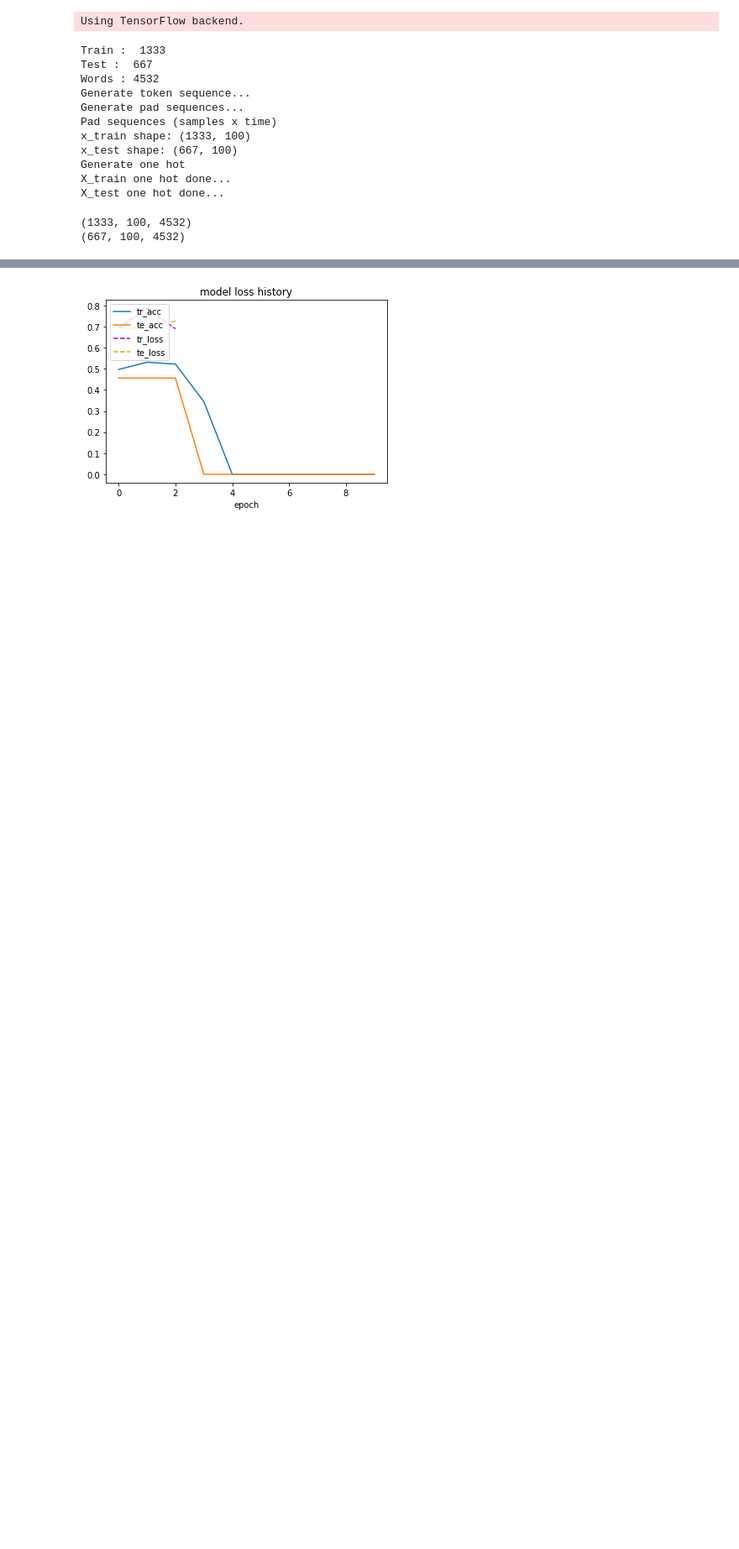
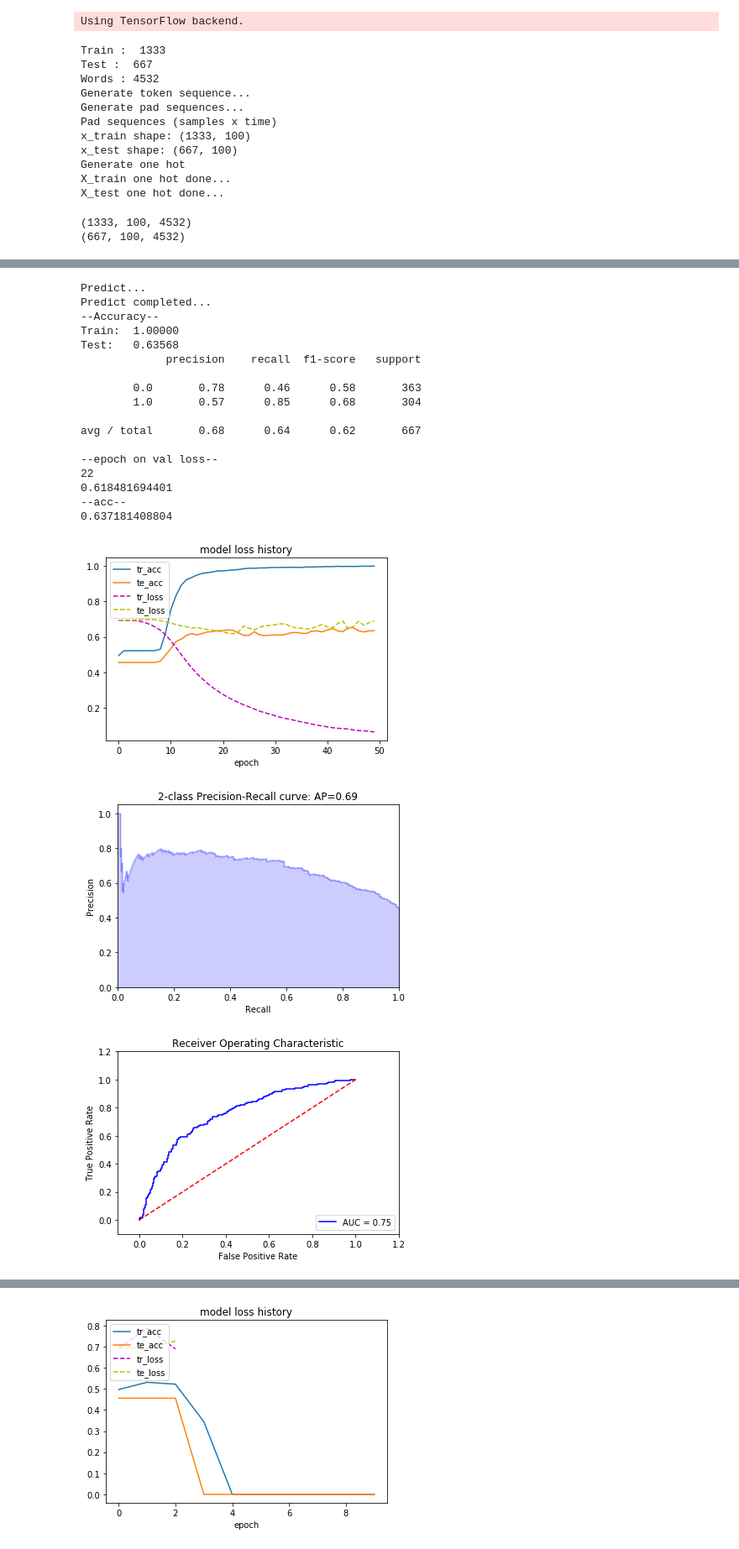
Before and after one commit to mrugami19/MovieReview, a Jupyter notebook: transparency-preprocessing-extraction/lstm.ipynb, the cells around one changed output, grey strips where cells are left out. Shown: that part at 84% size. Saved outputs shown, nothing was run; the diff lists cells and outputs as text; code cells hidden in the pictures; blank space fills up the shorter version.

```diff
--- a/transparency-preprocessing-extraction/lstm.ipynb
+++ b/transparency-preprocessing-extraction/lstm.ipynb
@@ -395,0 +344,27 @@ print(np.around(hist.history['val_acc'][n_epoch], 5))
+# %%
+# 2 hidden unit
+# tanh activation
+# maxlen=100
+
+model_plot(model, X_train_hot, y_train, X_test_hot, y_test)
+# %% [output]
+Predict...
+Predict completed...
+--Accuracy--
+Train:  1.00000
+Test:   0.63568
+             precision    recall  f1-score   support
+
+        0.0       0.78      0.46      0.58       363
+        1.0       0.57      0.85      0.68       304
+
+avg / total       0.68      0.64      0.62       667
+
+--epoch on val loss--
+22
+0.618481694401
+--acc--
+0.637181408804
+[figure, added]
+[figure, added]
+[figure, added]
```
Also changed, not shown: parts of 12 cells of this notebook, 5 other files.
